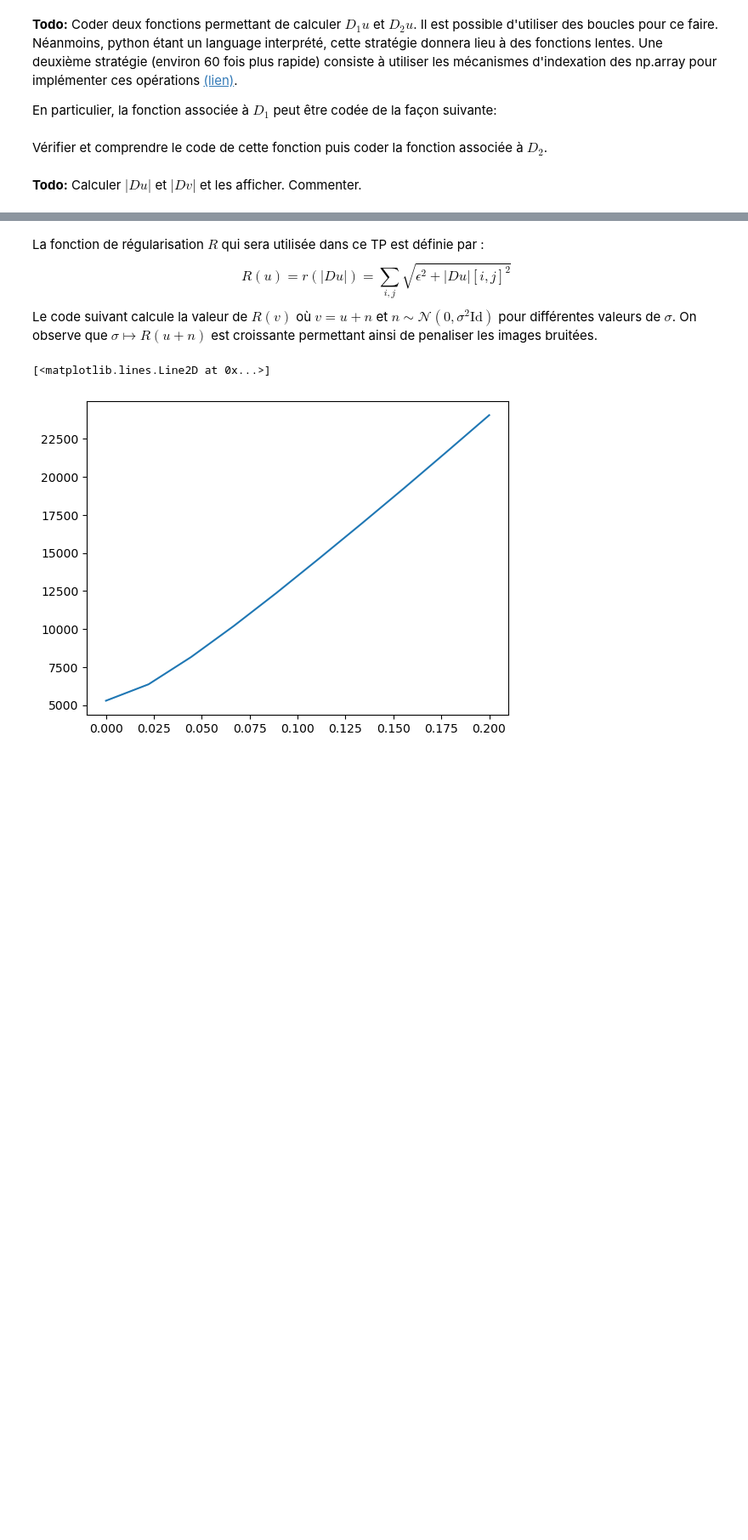
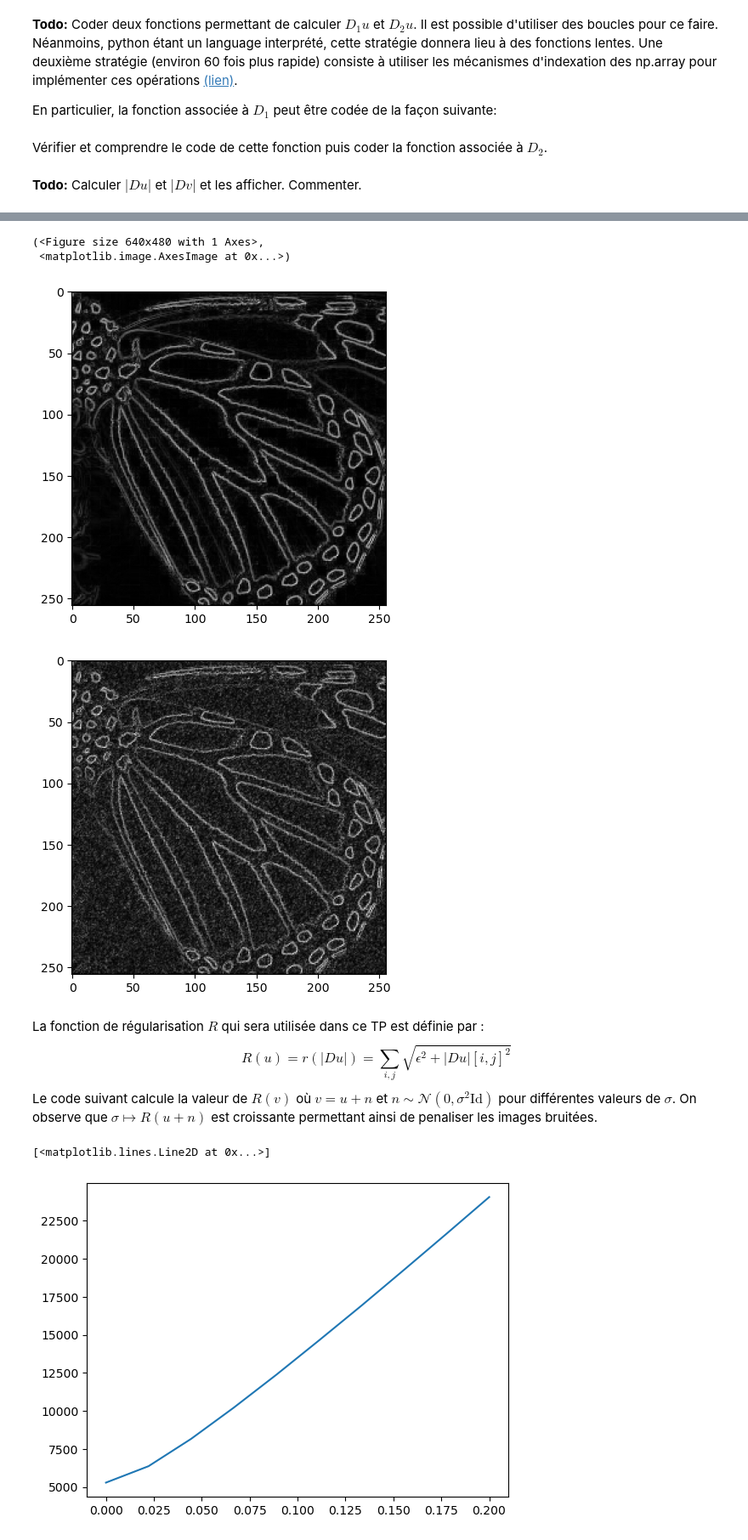
Before and after one commit to willyrv/tp_optim_3mic, a Jupyter notebook: TP1/TP1_denoising_solution_Willy.ipynb, the cells around one changed output, grey strips where cells are left out. Shown at 85% size. Cells and saved outputs as stored; diff of their text form; code cells hidden in the pictures; blank space fills up the shorter version.

```diff
--- a/TP1/TP1_denoising_solution_Willy.ipynb
+++ b/TP1/TP1_denoising_solution_Willy.ipynb
@@ -172,3 +175,13 @@ print(f'|Dv| = {normDu(v)}')
+# %%
+du = np.sqrt(d1(u)**2 + d2(u)**2)
+dv = np.sqrt(d1(v)**2 + d2(v)**2)
+plt.figure(), plt.imshow(du, cmap='gray')
+plt.figure(), plt.imshow(dv, cmap='gray')
+# %% [output]
+(<Figure size 640x480 with 1 Axes>,
+ <matplotlib.image.AxesImage at 0x...>)
+[figure, added]
+[figure, added]
 # %% [markdown]
 La fonction de régularisation $R$ qui sera utilisée dans ce TP est définie par :
 $$
```
Also changed, not shown: parts of 12 cells of this notebook.
